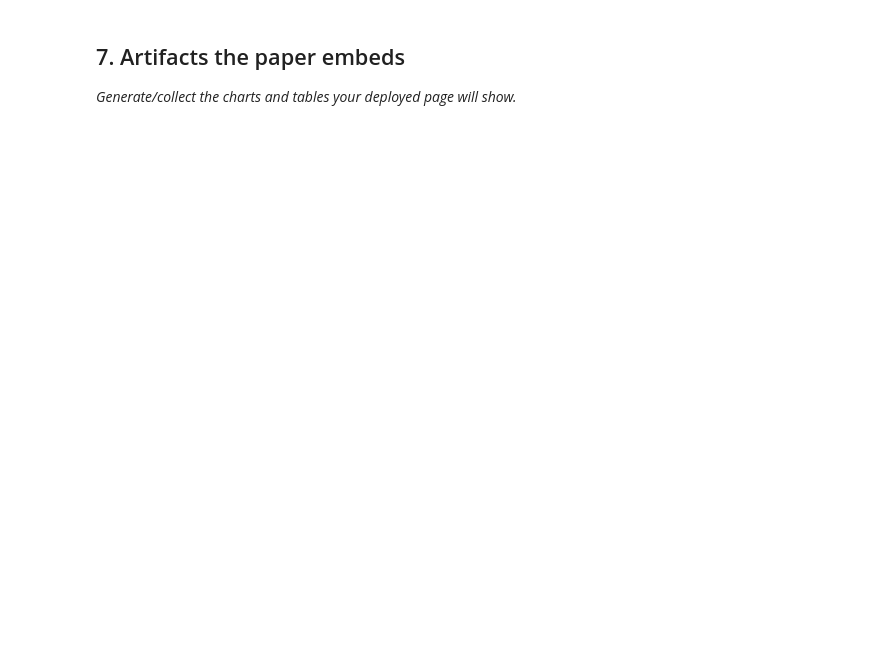
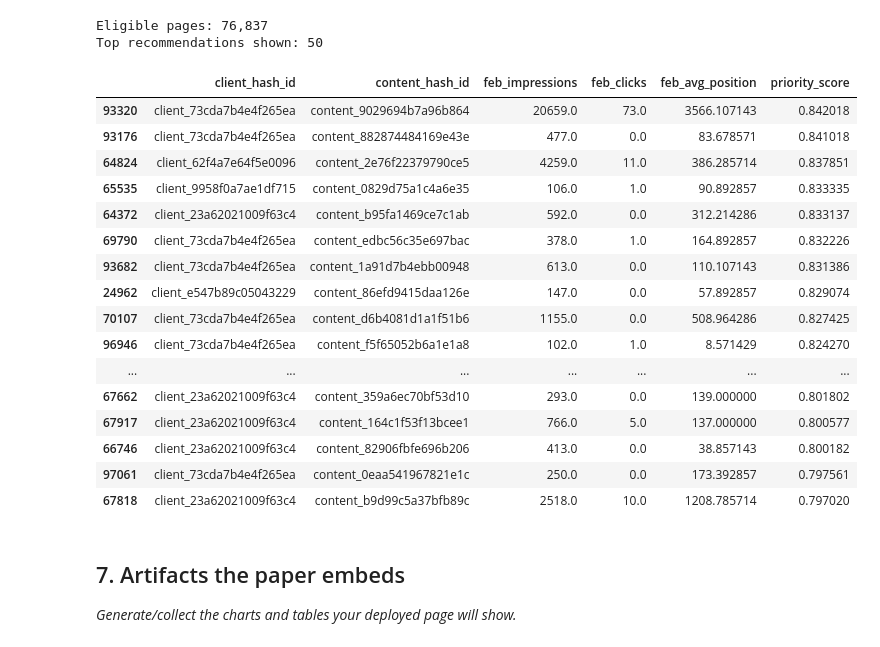
Before and after one commit to ahmed-morad15/flyrank-ml-internship, a Jupyter notebook: work/notebooks/capstone.ipynb, the cells around one changed output. Drawn from its saved outputs; the diff is of its cells as text; code cells hidden in the pictures; blank space fills up the shorter version.

```diff
--- a/work/notebooks/capstone.ipynb
+++ b/work/notebooks/capstone.ipynb
@@ -20,0 +329,19 @@ This skeleton is yours to fill. Work the sections **in order** — each one has
+# %%
+# Build March outcome: observed change in search performance
+
+mar_outcome = con.execute(f"""
+    SELECT
+        client_hash_id,
+        content_hash_id,
+
+        SUM(gsc_impressions) AS mar_impressions,
+        SUM(gsc_clicks) AS mar_clicks,
+        AVG(gsc_sum_position) AS mar_avg_position
+
+    FROM {PERF_REL}
+    WHERE report_date BETWEEN '2026-03-01' AND '2026-03-31'
+    GROUP BY client_hash_id, content_hash_id
+""").df()
+
+print("March outcome set:", mar_outcome.shape)
+display(mar_outcome.head())
@@ -33,3 +784,53 @@ This skeleton is yours to fill. Work the sections **in order** — each one has
+# %%
+# Apply a minimum-impression guardrail before creating recommendations
+
+recommendations = model_df[
+    [
+        "client_hash_id",
+        "content_hash_id",
+        "feb_impressions",
+        "feb_clicks",
+        "feb_avg_position"
+    ]
+].copy()
+
+recommendations["priority_score"] = rf_scores
+
+# Only rank pages with meaningful February visibility
+eligible = recommendations[
+    recommendations["feb_impressions"] >= 100
+].copy()
+
+ranked_recommendations = (
+    eligible
+    .sort_values("priority_score", ascending=False)
+    .head(50)
+)
+
+print(f"Eligible pages: {len(eligible):,}")
+print(f"Top recommendations shown: {len(ranked_recommendations):,}")
+
+display(ranked_recommendations)
+# %% [output]
+Eligible pages: 76,837
+Top recommendations shown: 50
+|  | client_hash_id | content_hash_id | feb_impressions | feb_clicks | feb_avg_position | priority_score |
+| 93320 | client_73cda7b4e4f265ea | content_9029694b7a96b864 | 20659.0 | 73.0 | 3566.107143 | 0.842018 |
+| 93176 | client_73cda7b4e4f265ea | content_882874484169e43e | 477.0 | 0.0 | 83.678571 | 0.841018 |
+| 64824 | client_62f4a7e64f5e0096 | content_2e76f22379790ce5 | 4259.0 | 11.0 | 386.285714 | 0.837851 |
+| 65535 | client_9958f0a7ae1df715 | content_0829d75a1c4a6e35 | 106.0 | 1.0 | 90.892857 | 0.833335 |
+| 64372 | client_23a62021009f63c4 | content_b95fa1469ce7c1ab | 592.0 | 0.0 | 312.214286 | 0.833137 |
+| 69790 | client_73cda7b4e4f265ea | content_edbc56c35e697bac | 378.0 | 1.0 | 164.892857 | 0.832226 |
+| 93682 | client_73cda7b4e4f265ea | content_1a91d7b4ebb00948 | 613.0 | 0.0 | 110.107143 | 0.831386 |
+| 24962 | client_e547b89c05043229 | content_86efd9415daa126e | 147.0 | 0.0 | 57.892857 | 0.829074 |
+| 70107 | client_73cda7b4e4f265ea | content_d6b4081d1a1f51b6 | 1155.0 | 0.0 | 508.964286 | 0.827425 |
+| 96946 | client_73cda7b4e4f265ea | content_f5f65052b6a1e1a8 | 102.0 | 1.0 | 8.571429 | 0.824270 |
+| ... | ... | ... | ... | ... | ... | ... |
+| 67662 | client_23a62021009f63c4 | content_359a6ec70bf53d10 | 293.0 | 0.0 | 139.000000 | 0.801802 |
+| 67917 | client_23a62021009f63c4 | content_164c1f53f13bcee1 | 766.0 | 5.0 | 137.000000 | 0.800577 |
+| 66746 | client_23a62021009f63c4 | content_82906fbfe696b206 | 413.0 | 0.0 | 38.857143 | 0.800182 |
+| 97061 | client_73cda7b4e4f265ea | content_0eaa541967821e1c | 250.0 | 0.0 | 173.392857 | 0.797561 |
+| 67818 | client_23a62021009f63c4 | content_b9d99c5a37bfb89c | 2518.0 | 10.0 | 1208.785714 | 0.797020 |
 # %% [markdown]
 ## 7. Artifacts the paper embeds
 
```
Also changed, not shown: parts of 47 cells of this notebook.
